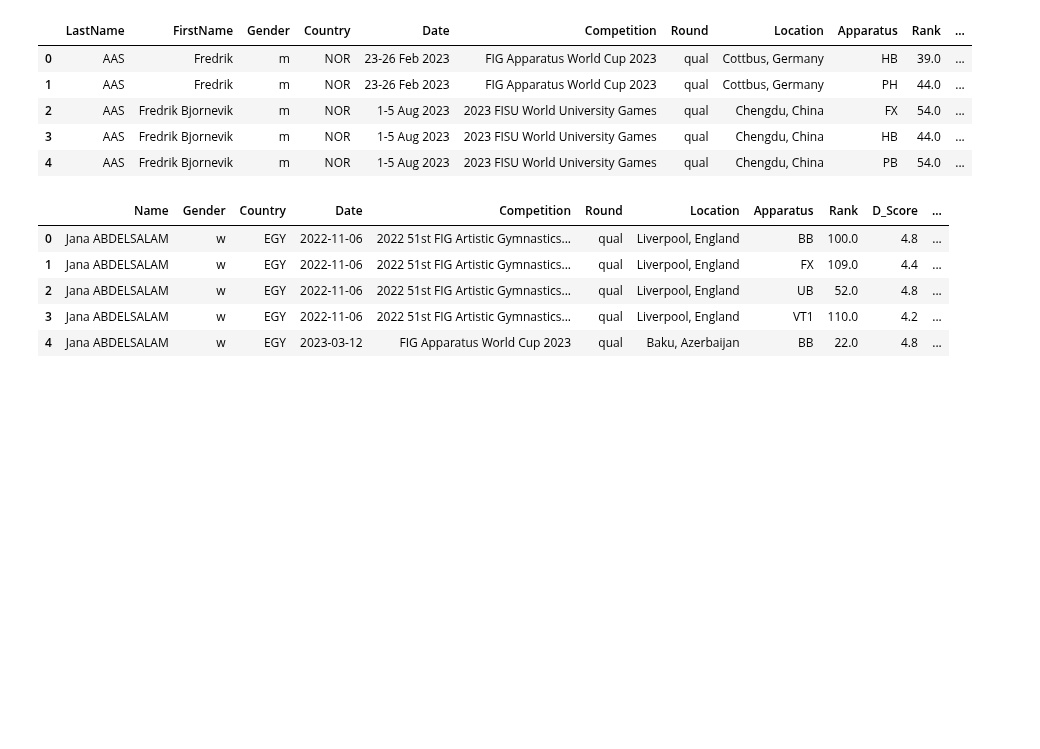
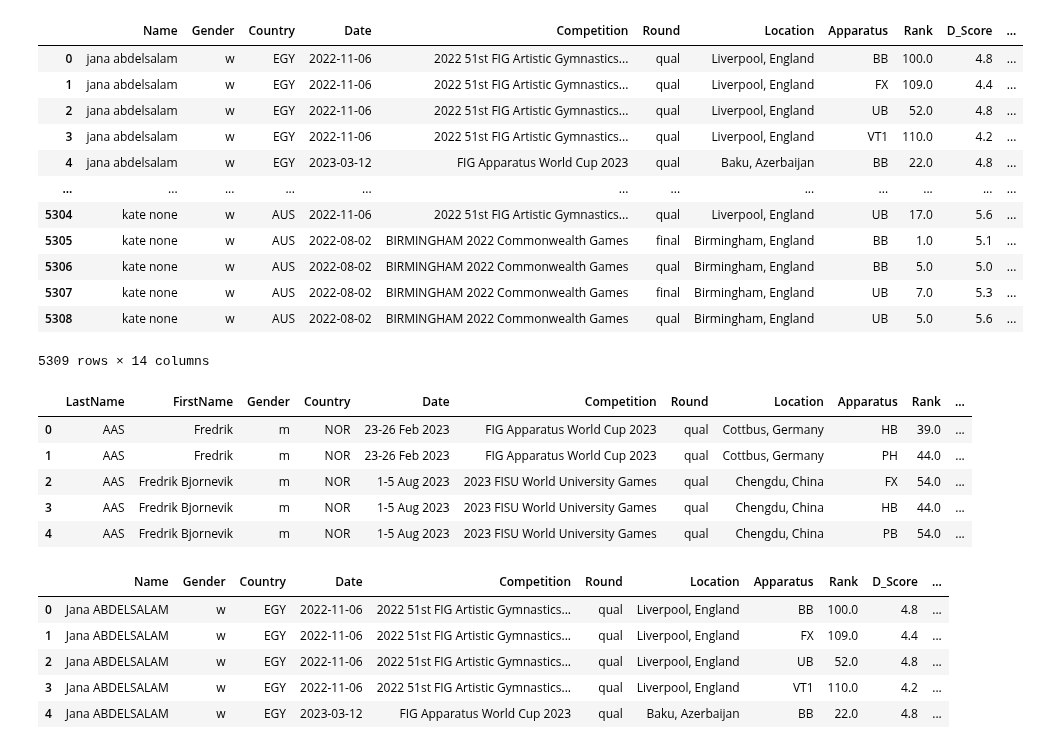
Before and after one commit to RyanJTalbot/MSDS, a Jupyter notebook: Core/Data Mining Foundations/Data Mining Project/Project/competition_gym2023/Data/cleandata22-23/clean_encode.ipynb, the cells around one changed output. Drawn from its saved outputs; the diff is of its cells as text; code cells hidden in the pictures; blank space fills up the shorter version.

```diff
--- a/Core/Data Mining Foundations/Data Mining Project/Project/competition_gym2023/Data/cleandata22-23/clean_encode.ipynb
+++ b/Core/Data Mining Foundations/Data Mining Project/Project/competition_gym2023/Data/cleandata22-23/clean_encode.ipynb
@@ -6,3 +30,19 @@ df = pd.read_csv('data_2022_2023.csv')
+# %%
+df
+# %% [output]
+|  | Name | Gender | Country | Date | Competition | Round | Location | Apparatus | Rank | D_Score | ... |
+| 0 | jana abdelsalam | w | EGY | 2022-11-06 | 2022 51st FIG Artistic Gymnastics... | qual | Liverpool, England | BB | 100.0 | 4.8 | ... |
+| 1 | jana abdelsalam | w | EGY | 2022-11-06 | 2022 51st FIG Artistic Gymnastics... | qual | Liverpool, England | FX | 109.0 | 4.4 | ... |
+| 2 | jana abdelsalam | w | EGY | 2022-11-06 | 2022 51st FIG Artistic Gymnastics... | qual | Liverpool, England | UB | 52.0 | 4.8 | ... |
+| 3 | jana abdelsalam | w | EGY | 2022-11-06 | 2022 51st FIG Artistic Gymnastics... | qual | Liverpool, England | VT1 | 110.0 | 4.2 | ... |
+| 4 | jana abdelsalam | w | EGY | 2023-03-12 | FIG Apparatus World Cup 2023 | qual | Baku, Azerbaijan | BB | 22.0 | 4.8 | ... |
+| ... | ... | ... | ... | ... | ... | ... | ... | ... | ... | ... | ... |
+| 5304 | kate none | w | AUS | 2022-11-06 | 2022 51st FIG Artistic Gymnastics... | qual | Liverpool, England | UB | 17.0 | 5.6 | ... |
+| 5305 | kate none | w | AUS | 2022-08-02 | BIRMINGHAM 2022 Commonwealth Games | final | Birmingham, England | BB | 1.0 | 5.1 | ... |
+| 5306 | kate none | w | AUS | 2022-08-02 | BIRMINGHAM 2022 Commonwealth Games | qual | Birmingham, England | BB | 5.0 | 5.0 | ... |
+| 5307 | kate none | w | AUS | 2022-08-02 | BIRMINGHAM 2022 Commonwealth Games | final | Birmingham, England | UB | 7.0 | 5.3 | ... |
+| 5308 | kate none | w | AUS | 2022-08-02 | BIRMINGHAM 2022 Commonwealth Games | qual | Birmingham, England | UB | 5.0 | 5.6 | ... |
+5309 rows × 14 columns
 # %%
 df.head()
 # %% [output]
```
Also changed, not shown: parts of 5 cells of this notebook, 18 other files.
